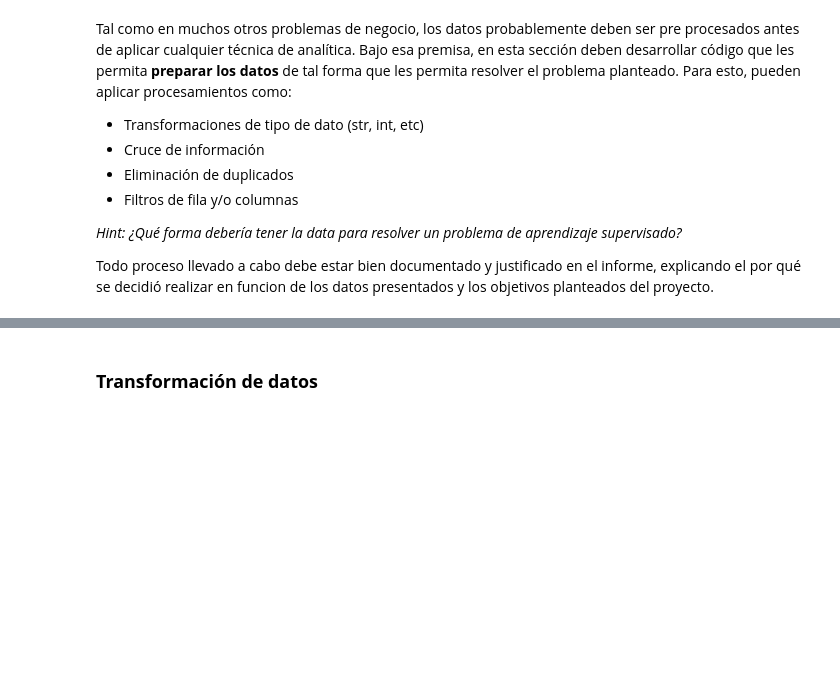
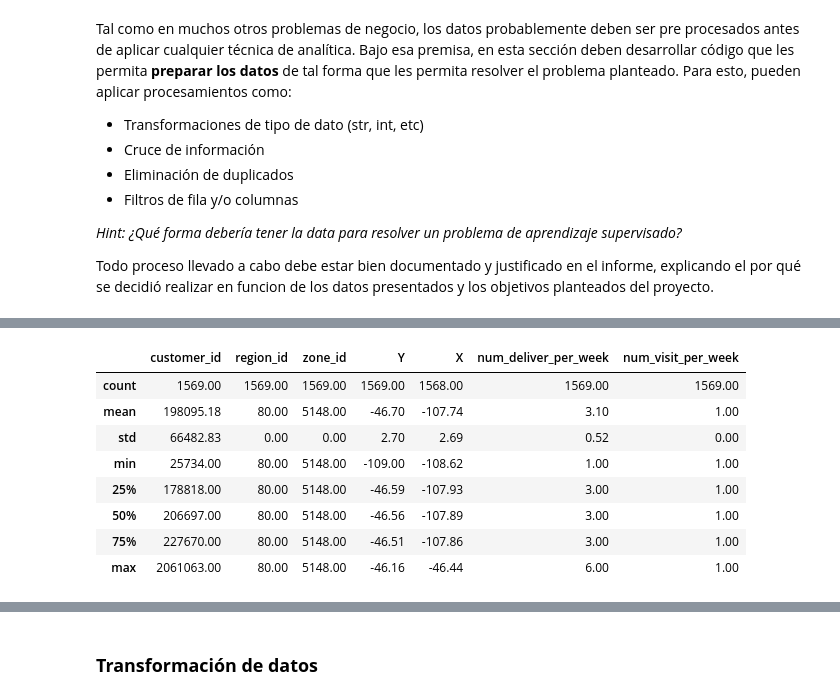
Before and after one commit to onemoremoka/sodaIAdrinks, a Jupyter notebook: datascience_notebook.ipynb, the cells around one changed output, grey strips where cells are left out. Drawn from its saved outputs; the diff is of its cells as text; code cells hidden in the pictures; blank space fills up the shorter version.

Commit message:
data preprocessing

```diff
--- a/datascience_notebook.ipynb
+++ b/datascience_notebook.ipynb
@@ -245,3 +204,15 @@ Tal como en muchos otros problemas de negocio, los datos probablemente deben ser
 *Hint: ¿Qué forma debería tener la data para resolver un problema de aprendizaje supervisado?*
 
 Todo proceso llevado a cabo debe estar bien documentado y justificado en el informe, explicando el por qué se decidió realizar en funcion de los datos presentados y los objetivos planteados del proyecto.
+# %%
+import pandas as pd
+from sklearn import set_config
+
+# se configura el modo de salida de los DataFrames
+set_config(transform_output="pandas")
+pd.options.display.float_format = '{:.2f}'.format
+# %%
+# se cargan los datos
+df_transacciones = pd.read_parquet("data/transacciones.parquet")
+df_clientes = pd.read_parquet("data/clientes.parquet")
+df_productos =  pd.read_parquet("data/productos.parquet")
@@ -247,0 +347,16 @@ Todo proceso llevado a cabo debe estar bien documentado y justificado en el info
+# %%
+df_clientes = df_clientes.apply(
+    lambda col: col.astype('category') if col.dtype == 'object' else col
+)
+# %%
+df_clientes.describe()
+# %% [output]
+|  | customer_id | region_id | zone_id | Y | X | num_deliver_per_week | num_visit_per_week |
+| count | 1569.00 | 1569.00 | 1569.00 | 1569.00 | 1568.00 | 1569.00 | 1569.00 |
+| mean | 198095.18 | 80.00 | 5148.00 | -46.70 | -107.74 | 3.10 | 1.00 |
+| std | 66482.83 | 0.00 | 0.00 | 2.70 | 2.69 | 0.52 | 0.00 |
+| min | 25734.00 | 80.00 | 5148.00 | -109.00 | -108.62 | 1.00 | 1.00 |
+| 25% | 178818.00 | 80.00 | 5148.00 | -46.59 | -107.93 | 3.00 | 1.00 |
+| 50% | 206697.00 | 80.00 | 5148.00 | -46.56 | -107.89 | 3.00 | 1.00 |
+| 75% | 227670.00 | 80.00 | 5148.00 | -46.51 | -107.86 | 3.00 | 1.00 |
+| max | 2061063.00 | 80.00 | 5148.00 | -46.16 | -46.44 | 6.00 | 1.00 |
```
Also changed, not shown: parts of 29 cells of this notebook, 5 other files.
